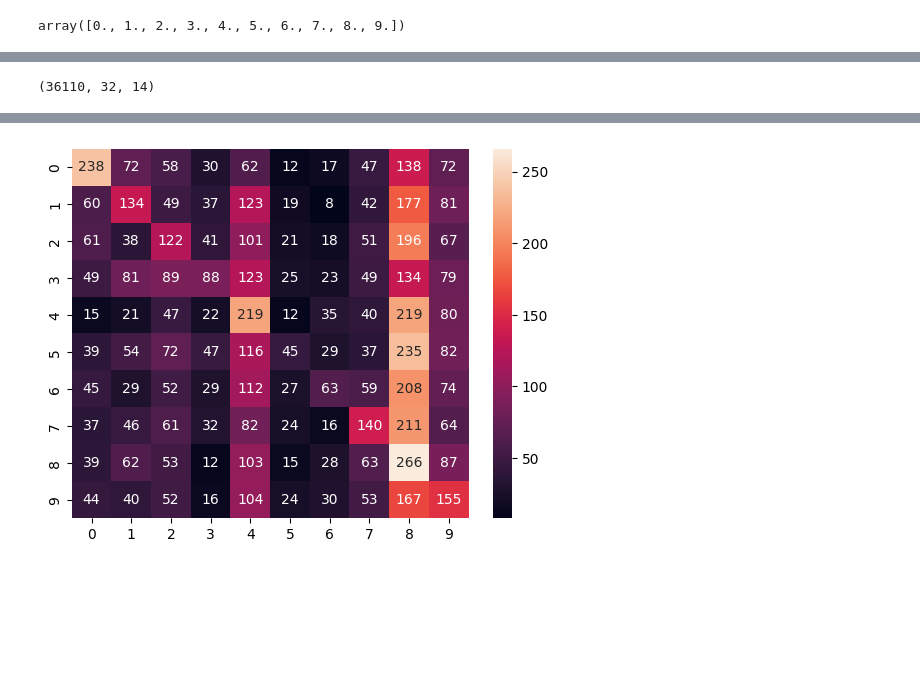
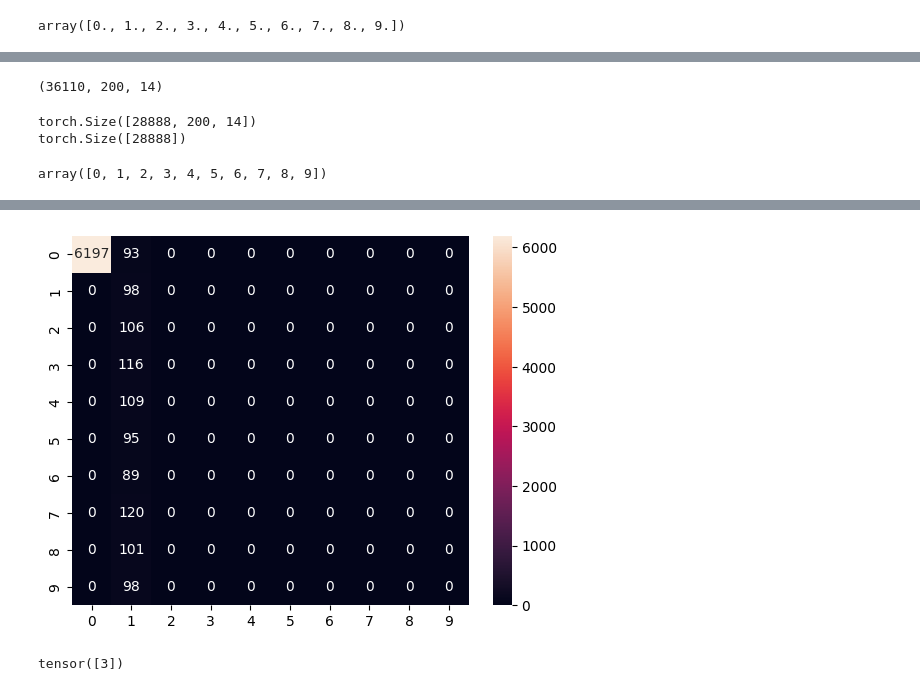
Before and after one commit to hunkim98/brain_interface, a Jupyter notebook: digit_emotiv.ipynb, the cells around one changed output, grey strips where cells are left out. Saved outputs shown, nothing was run; the diff lists cells and outputs as text; code cells hidden in the pictures; blank space fills up the shorter version.

```diff
--- a/digit_emotiv.ipynb
+++ b/digit_emotiv.ipynb
@@ -24,8 +24,10 @@ ctr = 0
 for file in os.listdir(root_folder):
     if file.endswith(".edf"):
         data = mne.io.read_raw_edf(os.path.join(root_folder,file))
-        raw_data = data[2:16][0]*1000
+        raw_data = data[2:16][0]*1000*1000
         raw_data = raw_data[:,0:1280]
+        print(data.get_data().shape)
+
         #a = raw_data.shape
 
         _,cls = file.split('_')
@@ -76,3 +92,9 @@ Creating raw.info structure...
 np.unique(Y)
 # %% [output]
 array([0., 1., 2., 3., 4., 5., 6., 7., 8., 9.])
+# %%
+# plot Y based on count
+import matplotlib.pyplot as plt
+
+for i in range(np.unique(Y).shape[0]):
+    print("Class ",i," count ",np.sum(Y==i))
@@ -79,9 +112,12 @@ array([0., 1., 2., 3., 4., 5., 6., 7., 8., 9.])
 # %%
 # we have 14 channels
-X_new = np.zeros((36110,32,14))
+npt = 32
+row_cnt = X.shape[0]
+X_new = np.zeros((36110,npt,14))
 Y_new = np.zeros((36110,))
-npt = 32 # number of points
-stride = 8 # stride, i.e. how many points to skip
+# npt = 32 # number of points
+# stride = 8 # stride, i.e. how many points to skip
+stride = int(npt/4)
 ctr = 0
 for i in range(0,230):
     y = Y[i]
@@ -97,7 +133,7 @@ for i in range(0,230):
 # %%
 X_new.shape
 # %% [output]
-(36110, 32, 14)
+(36110, 200, 14)
 # %%
 import torch
 import torch.nn as nn
@@ -152,3 +192,14 @@ class EEGNet(nn.Module):
+# %%
+print(X_train.shape)
+print(Y_train.shape)
+# %% [output]
+torch.Size([28888, 200, 14])
+torch.Size([28888])
+# %%
+# count how many unique values in train
+np.unique(Y_train)
+# %% [output]
+array([0, 1, 2, 3, 4, 5, 6, 7, 8, 9])
 # %%
 # Instantiate model, define loss and optimizer
 model = EEGNet()
@@ -161,7 +212,7 @@ patience = 10
 trigger_times = 0
 
 # Training loop
-for epoch in range(1):
+for epoch in range(5):
     model.train()
     for batch_X, batch_Y in train_loader:
         optimizer.zero_grad()
@@ -199,4 +250,6 @@ with torch.no_grad():
 
     # Confusion Matrix
     sns.heatmap(confusion_matrix(Y_test, Y_pred), annot=True, fmt='g')
+
+# save the model
 # %% [output]
@@ -205 +262 @@ Test Accuracy: 0.2035447244530601
-[figure, old version]
+[figure, new version]
@@ -205,0 +272,15 @@ Test Accuracy: 0.2035447244530601
+# %%
+old_model = EEGNet()
+old_model.load_state_dict(torch.load("model_32_14.pth"))
+
+
+# create random (1,32,14) tensor
+sample_one = torch.randn(1,32,14)
+# put in model
+old_model.eval()
+with torch.no_grad():
+    test_outputs = old_model(sample_one)
+    _, Y_pred = torch.max(test_outputs, 1)
+    print(Y_pred)
+# %% [output]
+tensor([3])
```
Also changed, not shown: parts of 8 cells of this notebook, 18 other files.
